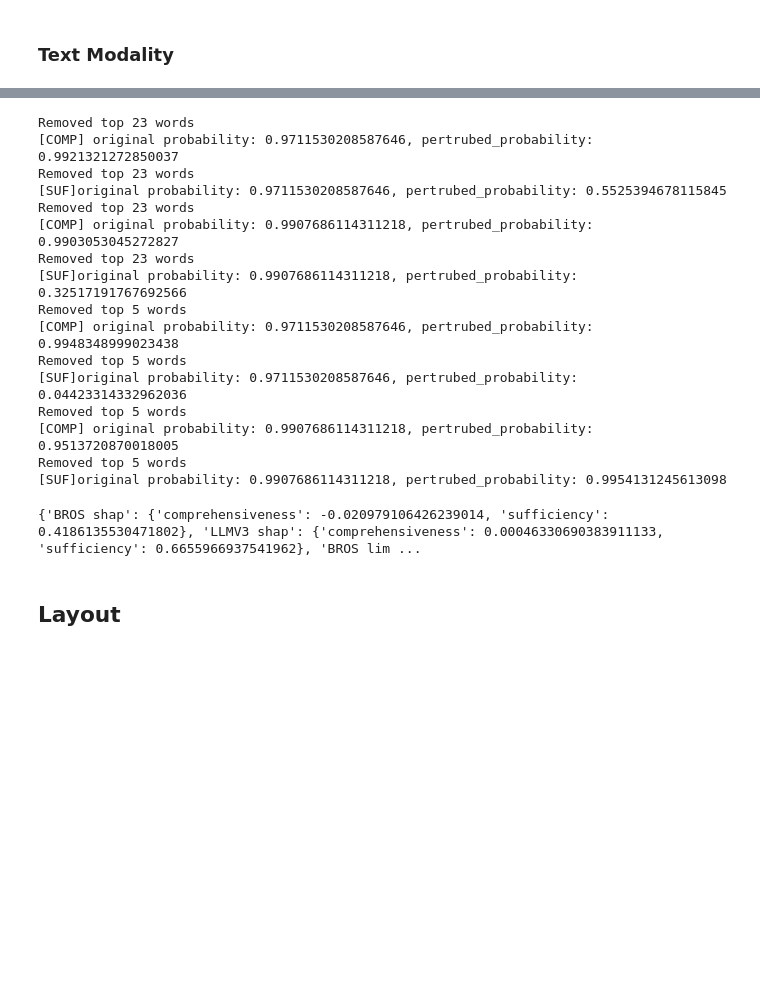
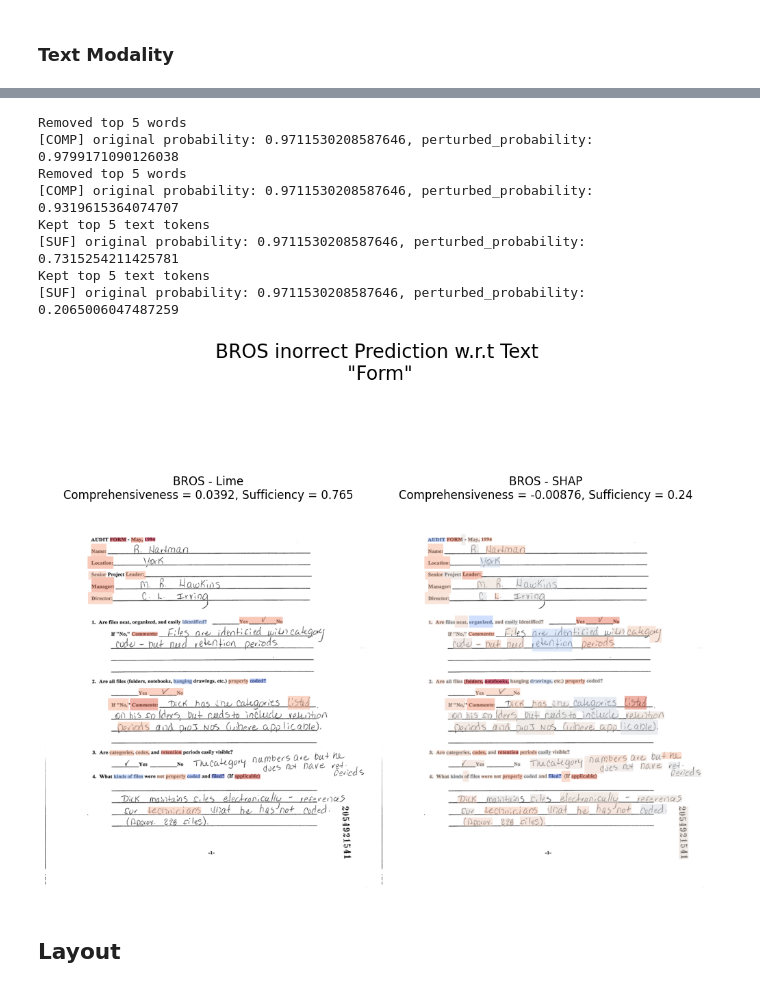
Before and after one commit to adamserag1/Interpretability-for-VRDU-models, a Jupyter notebook: experiments/THESES-DocClas-Local-LLMV3.ipynb, the cells around one changed output, grey strips where cells are left out. Drawn from its saved outputs; the diff is of its cells as text; code cells hidden in the pictures; blank space fills up the shorter version.

```diff
--- a/experiments/THESES-DocClas-Local-LLMV3.ipynb
+++ b/experiments/THESES-DocClas-Local-LLMV3.ipynb
@@ -305,3 +269,39 @@ display_image_grid(text_explanations_hms.values(), text_explanations_hms.keys())
+# %%
+text_explanations_hms = {}
+text_explanations_weights = {}
+for key, explanation in shap_text_explainations.items():
+  weights = {tok : float(val) for tok, val in zip(CLASH[0].words, shap_text_explainations[key].values[:,:,0].flatten())}
+  text_explanations_weights.update({key : weights})
+  text_explanations_hms.update({key : draw_lime_token_heatmap(image = CLASH[0].image, words = CLASH[0].words, boxes = CLASH[0].bboxes, weights=weights, alpha=0.5) })
+
+for key, explanation in lime_text_explainations.items():
+  weights = dict(lime_text_explainations[key].as_list(label=0))
+  clean_weights = {key.replace('=1', ''): value for key, value in weights.items()}
+  text_explanations_weights.update({key : clean_weights})
+  text_explanations_hms.update({key : draw_lime_token_heatmap(image = CLASH[0].image, words = CLASH[0].words, boxes = CLASH[0].bboxes, weights=clean_weights, alpha=0.5) })
+
+# LLMV3 Fidelity
+pred_fn_bros_s = FidelityEvaluator(BROS, BROS_encode, mask_token=BROS_t.mask_token)._get_prediction_function(0)
+pred_fn_bros_l = FidelityEvaluator(BROS, BROS_encode, mask_token='|~|')._get_prediction_function(0)
+comp_s = calculate_comprehensiveness(pred_fn_bros_s, CLASH[0], text_explanations_weights['BROS shap'], mask_token='|~|',  top_k=5)
+comp_l = calculate_comprehensiveness(pred_fn_bros_l, CLASH[0], text_explanations_weights['BROS lime'], mask_token=BROS_t.mask_token, top_k=5)
+suf_s = calculate_sufficiency(pred_fn_bros_s, CLASH[0], text_explanations_weights['BROS shap'], mask_token='|~|', top_k=5)
+suf_l = calculate_sufficiency(pred_fn_bros_l, CLASH[0], text_explanations_weights['BROS lime'], mask_token=BROS_t.mask_token, top_k=5)
+
+display_image_grid([text_explanations_hms['BROS lime'], text_explanations_hms['BROS shap']],
+                   [f'BROS - Lime\nComprehensiveness = {comp_l:.3g}, Sufficiency = {suf_l:.3g}', f'BROS - SHAP\nComprehensiveness = {comp_s:.3g}, Sufficiency = {suf_s:.3g}'],
+                    (1,2),
+                   main_title='BROS inorrect Prediction w.r.t Text\n "Form"')
+# %% [output]
+Removed top 5 words
+[COMP] original probability: 0.9711530208587646, perturbed_probability: 0.9799171090126038
+Removed top 5 words
+[COMP] original probability: 0.9711530208587646, perturbed_probability: 0.9319615364074707
+Kept top 5 text tokens
+[SUF] original probability: 0.9711530208587646, perturbed_probability: 0.7315254211425781
+Kept top 5 text tokens
+[SUF] original probability: 0.9711530208587646, perturbed_probability: 0.2065006047487259
+[figure, added]
 # %%
 text_explanations_hms = {}
 text_explanations_weights = {}
@@ -322,37 +320,3 @@ display_image_grid(text_explanations_hms.values(), text_explanations_hms.keys())
-# %%
-pred_fn_bros = FidelityEvaluator(BROS, BROS_encode, mask_token=BROS_t.mask_token)._get_prediction_function(0)
-pred_fn_llmv3 = FidelityEvaluator(LLMV3, LLMV3_encode, mask_token=LLMV3_proc.tokenizer.mask_token)._get_prediction_function(4)
-text_fidelity_metrics = {}
-for key, explanation in text_explanations_weights.items():
-  if 'BROS' in key:
-    comp =calculate_comprehensiveness(pred_fn_bros, CLASH[0], explanation, mask_token=BROS_t.mask_token)
-    suf = calculate_sufficiency(pred_fn_bros, CLASH[0], explanation, mask_token=BROS_t.mask_token)
-    text_fidelity_metrics.update({key : {'comprehensiveness' : comp, 'sufficiency' : suf}})
-  if 'LLMV3' in key:
-    comp = calculate_comprehensiveness(pred_fn_llmv3, CLASH[0], explanation, mask_token=LLMV3_proc.tokenizer.mask_token)
-    suf = calculate_sufficiency(pred_fn_llmv3, CLASH[0], explanation, mask_token=LLMV3_proc.tokenizer.mask_token)
-    text_fidelity_metrics.update({key : {'comprehensiveness' : comp, 'sufficiency' : suf}})
-# %% [output]
-Removed top 23 words
-[COMP] original probability: 0.9711530208587646, pertrubed_probability: 0.9921321272850037
-Removed top 23 words
-[SUF]original probability: 0.9711530208587646, pertrubed_probability: 0.5525394678115845
-Removed top 23 words
-[COMP] original probability: 0.9907686114311218, pertrubed_probability: 0.9903053045272827
-Removed top 23 words
-[SUF]original probability: 0.9907686114311218, pertrubed_probability: 0.32517191767692566
-Removed top 5 words
-[COMP] original probability: 0.9711530208587646, pertrubed_probability: 0.9948348999023438
-Removed top 5 words
-[SUF]original probability: 0.9711530208587646, pertrubed_probability: 0.04423314332962036
-Removed top 5 words
-[COMP] original probability: 0.9907686114311218, pertrubed_probability: 0.9513720870018005
-Removed top 5 words
-[SUF]original probability: 0.9907686114311218, pertrubed_probability: 0.9954131245613098
-# %%
-print(text_fidelity_metrics)
-# %% [output]
-{'BROS shap': {'comprehensiveness': -0.020979106426239014, 'sufficiency': 0.4186135530471802}, 'LLMV3 shap': {'comprehensiveness': 0.00046330690383911133, 'sufficiency': 0.6655966937541962}, 'BROS lim ...
 # %% [markdown]
 ## Layout
 # %%
```
Also changed, not shown: parts of 25 cells of this notebook.
